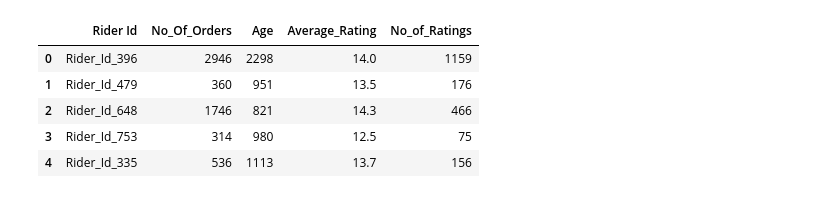
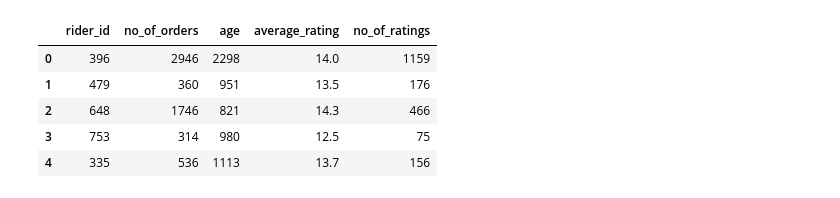
Before and after one commit to jeremylee73/ix-sendy-logistics, a Jupyter notebook: sendy-logistics.ipynb, the cells around one changed output. Cells and saved outputs as stored; diff of their text form; code cells hidden in the pictures.

```diff
--- a/sendy-logistics.ipynb
+++ b/sendy-logistics.ipynb
@@ -5,10 +7,10 @@ import missingno as msno
 # %%
-riders = pd.read_csv("data/Riders.csv")
+riders = pd.read_pickle("clean-data/riders.pkl")
 riders.head()
 # %% [output]
-|  | Rider Id | No_Of_Orders | Age | Average_Rating | No_of_Ratings |
-| 0 | Rider_Id_396 | 2946 | 2298 | 14.0 | 1159 |
-| 1 | Rider_Id_479 | 360 | 951 | 13.5 | 176 |
-| 2 | Rider_Id_648 | 1746 | 821 | 14.3 | 466 |
-| 3 | Rider_Id_753 | 314 | 980 | 12.5 | 75 |
-| 4 | Rider_Id_335 | 536 | 1113 | 13.7 | 156 |
+|  | rider_id | no_of_orders | age | average_rating | no_of_ratings |
+| 0 | 396 | 2946 | 2298 | 14.0 | 1159 |
+| 1 | 479 | 360 | 951 | 13.5 | 176 |
+| 2 | 648 | 1746 | 821 | 14.3 | 466 |
+| 3 | 753 | 314 | 980 | 12.5 | 75 |
+| 4 | 335 | 536 | 1113 | 13.7 | 156 |
```
Also changed, not shown: parts of 14 cells of this notebook, 3 other files.
